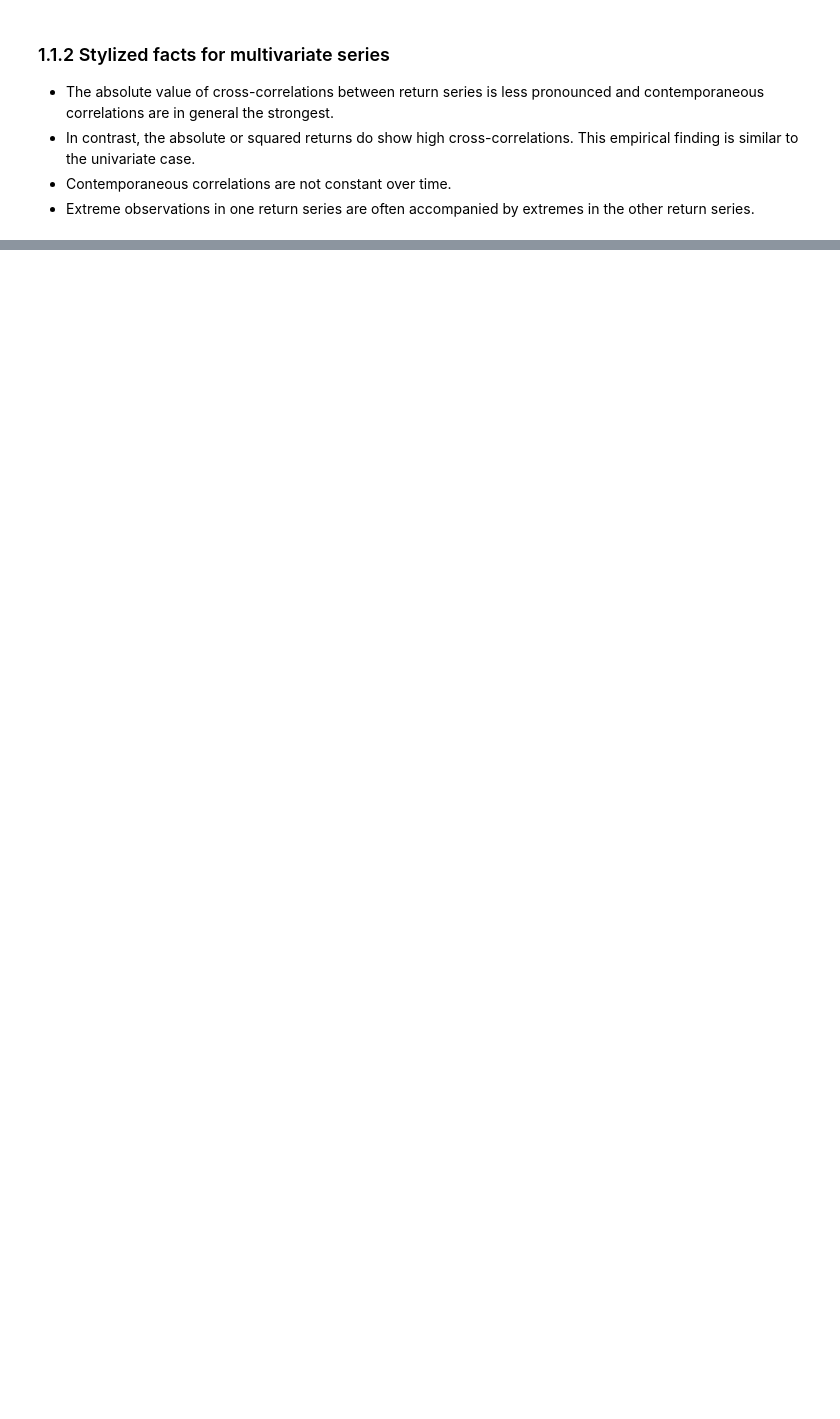
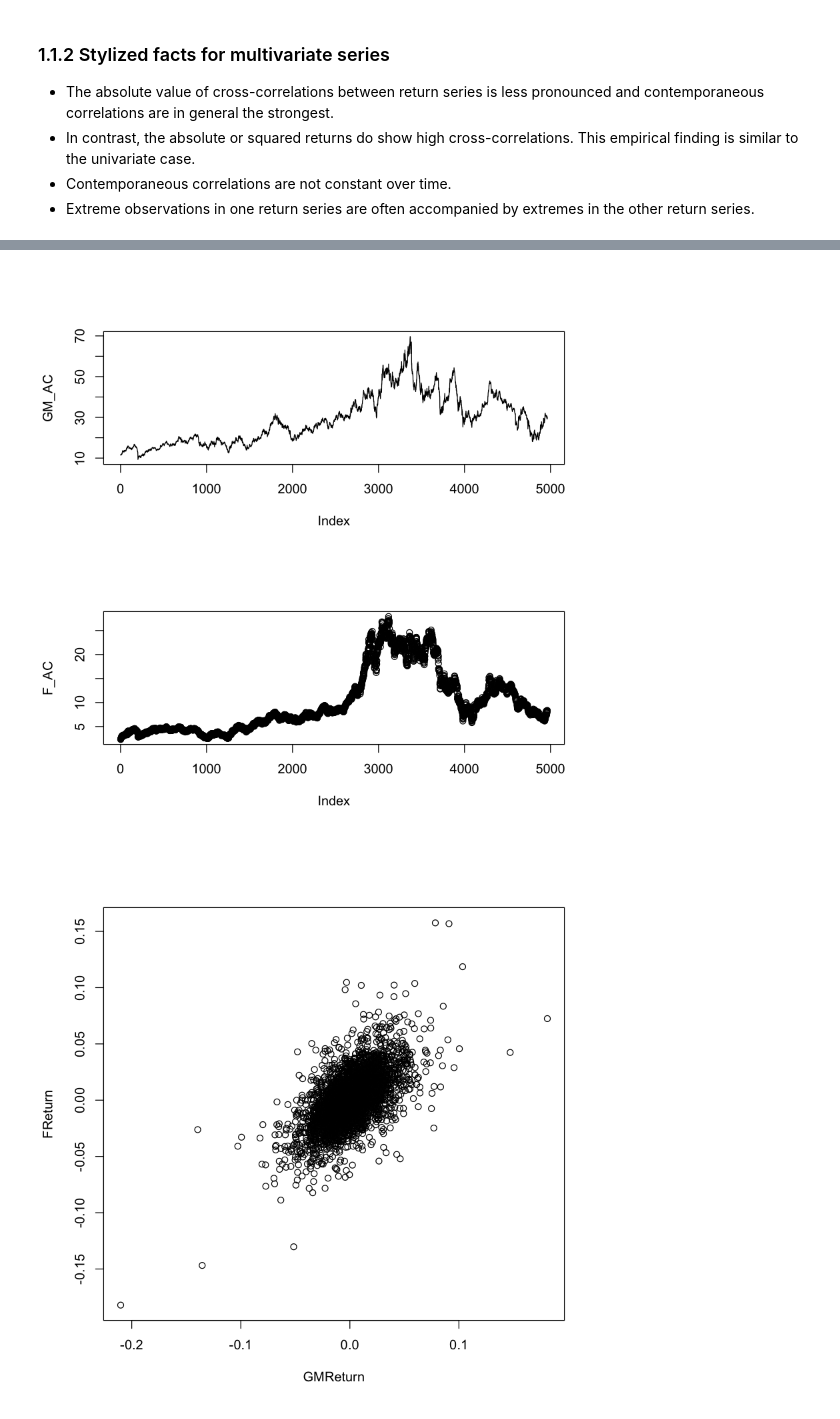
Before and after one commit to Harbes/python, a Jupyter notebook: R-project/Finance with R.ipynb, the cells around one changed output, grey strips where cells are left out. Drawn from its saved outputs; the diff is of its cells as text; code cells hidden in the pictures; blank space fills up the shorter version.

```diff
--- a/R-project/Finance with R.ipynb
+++ b/R-project/Finance with R.ipynb
@@ -167,0 +126,20 @@ Currently fitting: asymmetric NIG
+# %%
+# ===
+dat = read.csv("/Users/harbes/data/SDAFE/Stock_bond.csv",header=TRUE)
+#names(dat)
+attach(dat)
+par(mfrow=c(2,1))
+plot(GM_AC,type="l")
+plot(F_AC) # 默认 type="o"
+# ===
+n = dim(dat)[1]
+GMReturn = GM_AC[2:n]/GM_AC[1:(n-1)] - 1 # 计算 returns（net returns）
+FReturn = F_AC[2:n]/F_AC[1:(n-1)] - 1
+GMReturn1 = GM_AC[-1]/GM_AC[-n]-1 # 计算returns的另一种方式
+FReturn1 = F_AC[-1]/F_AC[-n]-1
+par(mfrow=c(1,1))
+plot(GMReturn,FReturn)
+plot(GMReturn1,FReturn1)
+# %% [output]
+[figure, added]
+[figure, added]
```
Also changed, not shown: parts of 19 cells of this notebook, 3 other files.
